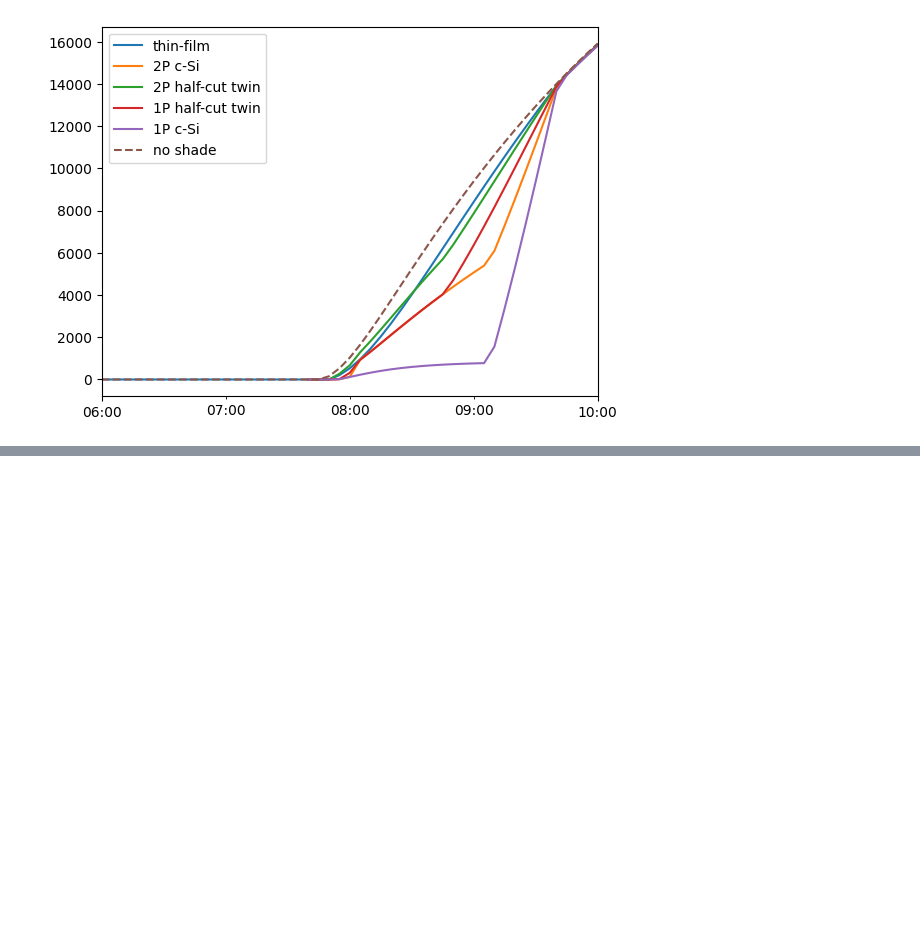
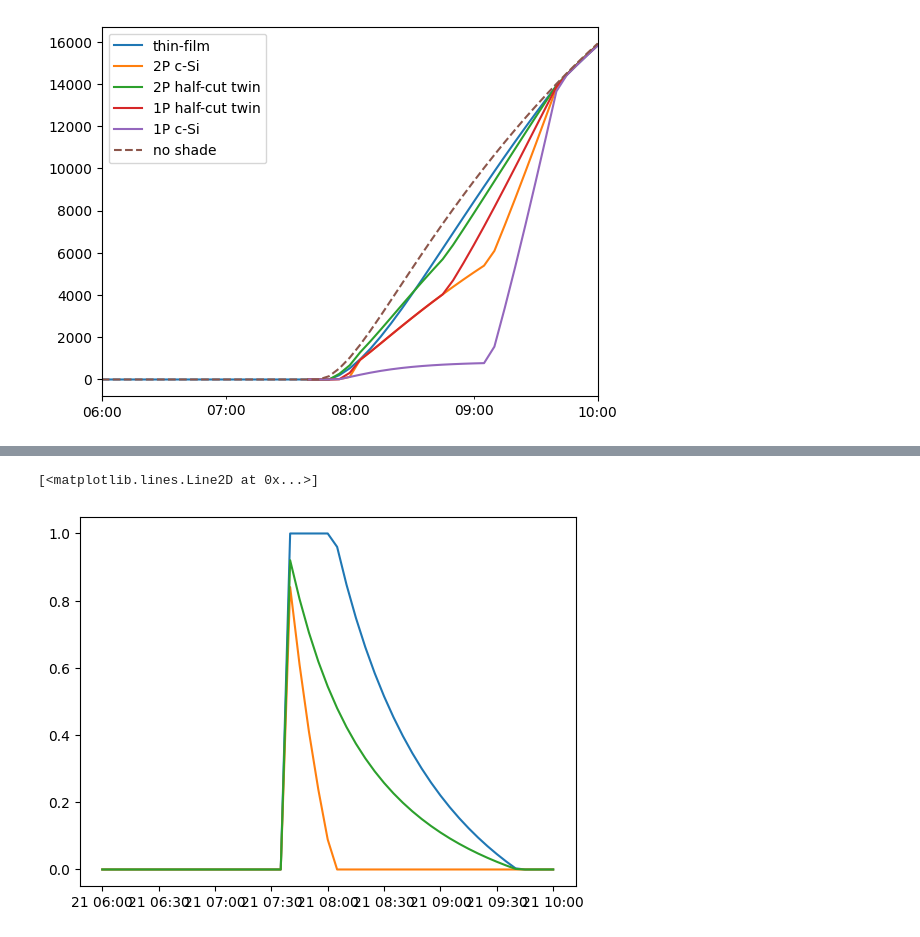
Before and after one commit to williamhobbs/2024_pvpmc_self_shade, a Jupyter notebook: 2024_pvpmc_self_shade_rev0.ipynb, the cells around one changed output, grey strips where cells are left out. Cells and saved outputs as stored; diff of their text form; code cells hidden in the pictures; blank space fills up the shorter version.

```diff
--- a/2024_pvpmc_self_shade_rev0.ipynb
+++ b/2024_pvpmc_self_shade_rev0.ipynb
@@ -324,0 +583,7 @@ Update: It's because `gcr = gcr/(n+1), # effective gcr is plant gcr divided by p
+# %%
+plt.plot(fs1[0])
+plt.plot(fs1[1])
+plt.plot(fs4[0])
+# %% [output]
+[<matplotlib.lines.Line2D at 0x...>]
+[figure, added]
```
Also changed, not shown: parts of 9 cells of this notebook.
